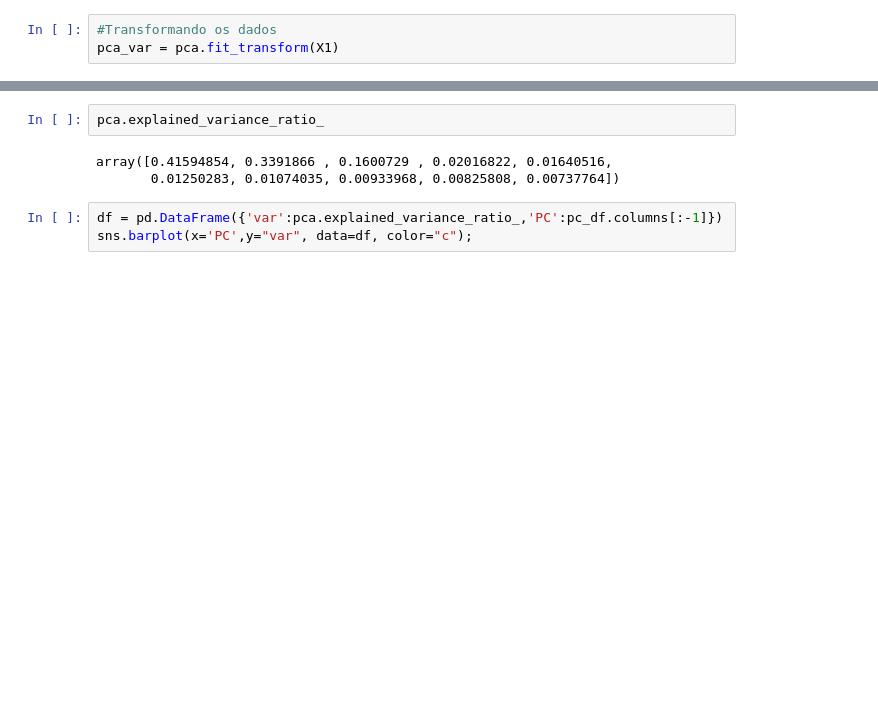
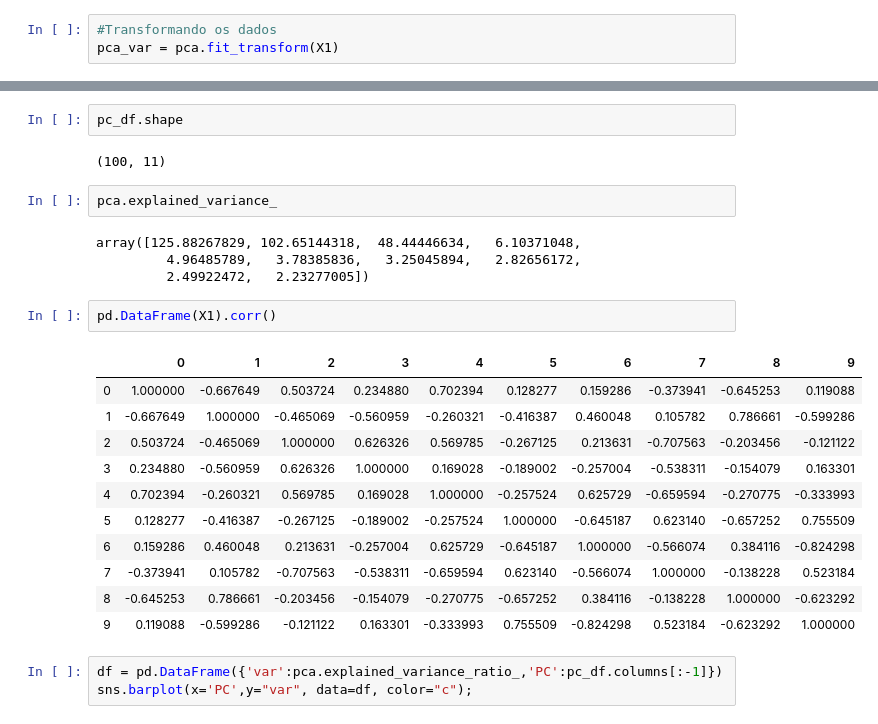
Before and after one commit to gabubellon/xp-ds-joi-2019, a Jupyter notebook: semana06/01.semana06.ipynb, the cells around one changed output, grey strips where cells are left out. Saved outputs shown, nothing was run; the diff lists cells and outputs as text; blank space fills up the shorter version.

```diff
--- a/semana06/01.semana06.ipynb
+++ b/semana06/01.semana06.ipynb
@@ -107,11 +75,30 @@ pc_df.head()
 | 2 | -6.571463 | -14.188490 | -3.120115 | 1.278588 | 0.531899 | 3.679456 | 0.242498 | -0.969503 | -0.532099 | 0.217478 | 0 |
 | 3 | -7.533948 | 14.439427 | -5.443487 | 3.358252 | 2.620555 | -1.878371 | -2.625992 | 0.102774 | -2.077219 | 1.325812 | 3 |
 | 4 | -4.591760 | -11.315284 | -9.130630 | -1.420151 | -1.436138 | 0.244743 | -1.554324 | -2.531840 | 1.885560 | -1.819921 | 0 |
+# %%
+pc_df.shape
+# %% [output]
+(100, 11)
 # %%
-pca.explained_variance_ratio_
+pca.explained_variance_
 # %% [output]
-array([0.41594854, 0.3391866 , 0.1600729 , 0.02016822, 0.01640516,
-       0.01250283, 0.01074035, 0.00933968, 0.00825808, 0.00737764])
+array([125.88267829, 102.65144318,  48.44446634,   6.10371048,
+         4.96485789,   3.78385836,   3.25045894,   2.82656172,
+         2.49922472,   2.23277005])
+# %%
+pd.DataFrame(X1).corr()
+# %% [output]
+|  | 0 | 1 | 2 | 3 | 4 | 5 | 6 | 7 | 8 | 9 |
+| 0 | 1.000000 | -0.667649 | 0.503724 | 0.234880 | 0.702394 | 0.128277 | 0.159286 | -0.373941 | -0.645253 | 0.119088 |
+| 1 | -0.667649 | 1.000000 | -0.465069 | -0.560959 | -0.260321 | -0.416387 | 0.460048 | 0.105782 | 0.786661 | -0.599286 |
+| 2 | 0.503724 | -0.465069 | 1.000000 | 0.626326 | 0.569785 | -0.267125 | 0.213631 | -0.707563 | -0.203456 | -0.121122 |
+| 3 | 0.234880 | -0.560959 | 0.626326 | 1.000000 | 0.169028 | -0.189002 | -0.257004 | -0.538311 | -0.154079 | 0.163301 |
+| 4 | 0.702394 | -0.260321 | 0.569785 | 0.169028 | 1.000000 | -0.257524 | 0.625729 | -0.659594 | -0.270775 | -0.333993 |
+| 5 | 0.128277 | -0.416387 | -0.267125 | -0.189002 | -0.257524 | 1.000000 | -0.645187 | 0.623140 | -0.657252 | 0.755509 |
+| 6 | 0.159286 | 0.460048 | 0.213631 | -0.257004 | 0.625729 | -0.645187 | 1.000000 | -0.566074 | 0.384116 | -0.824298 |
+| 7 | -0.373941 | 0.105782 | -0.707563 | -0.538311 | -0.659594 | 0.623140 | -0.566074 | 1.000000 | -0.138228 | 0.523184 |
+| 8 | -0.645253 | 0.786661 | -0.203456 | -0.154079 | -0.270775 | -0.657252 | 0.384116 | -0.138228 | 1.000000 | -0.623292 |
+| 9 | 0.119088 | -0.599286 | -0.121122 | 0.163301 | -0.333993 | 0.755509 | -0.824298 | 0.523184 | -0.623292 | 1.000000 |
 # %%
 df = pd.DataFrame({'var':pca.explained_variance_ratio_,'PC':pc_df.columns[:-1]})
 sns.barplot(x='PC',y="var", data=df, color="c");
```
Also changed, not shown: parts of 22 cells of this notebook, 2 other files.
